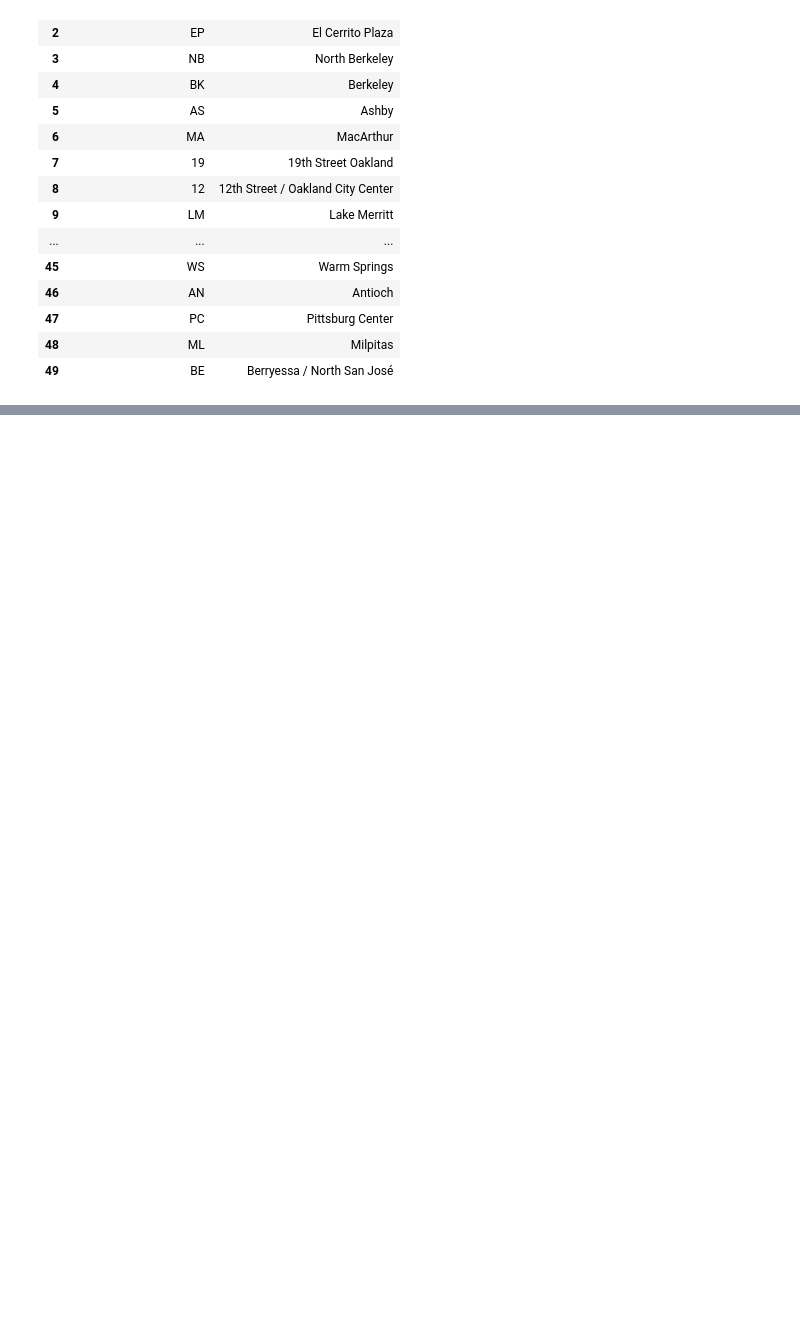
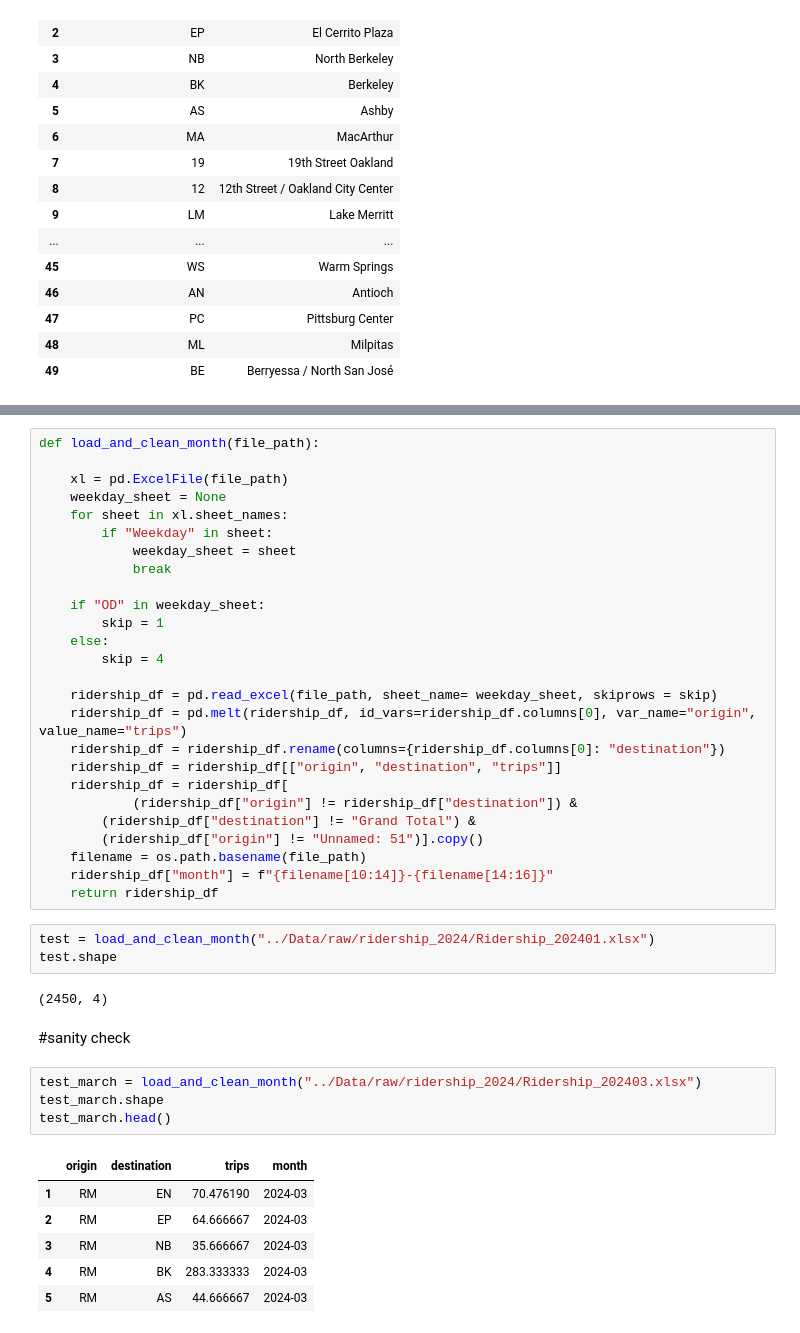
Before and after one commit to Shiv0406/BartProj, a Jupyter notebook: data-exploration.ipynb, the cells around one changed output, grey strips where cells are left out. Cells and saved outputs as stored; diff of their text form; blank space fills up the shorter version.

```diff
--- a/data-exploration.ipynb
+++ b/data-exploration.ipynb
@@ -167,0 +240,44 @@ stations
+# %%
+def load_and_clean_month(file_path):
+
+    xl = pd.ExcelFile(file_path)
+    weekday_sheet = None
+    for sheet in xl.sheet_names:
+        if "Weekday" in sheet:
+            weekday_sheet = sheet
+            break
+
+    if "OD" in weekday_sheet:
+        skip = 1
+    else:
+        skip = 4
+
+    ridership_df = pd.read_excel(file_path, sheet_name= weekday_sheet, skiprows = skip)
+    ridership_df = pd.melt(ridership_df, id_vars=ridership_df.columns[0], var_name="origin", value_name="trips")
+    ridership_df = ridership_df.rename(columns={ridership_df.columns[0]: "destination"})
+    ridership_df = ridership_df[["origin", "destination", "trips"]]
+    ridership_df = ridership_df[
+            (ridership_df["origin"] != ridership_df["destination"]) &
+        (ridership_df["destination"] != "Grand Total") &
+        (ridership_df["origin"] != "Unnamed: 51")].copy()
+    filename = os.path.basename(file_path)
+    ridership_df["month"] = f"{filename[10:14]}-{filename[14:16]}"
+    return ridership_df
+# %%
+test = load_and_clean_month("../Data/raw/ridership_2024/Ridership_202401.xlsx")
+test.shape
+# %% [output]
+(2450, 4)
+# %% [markdown]
+#sanity check
+# %%
+test_march = load_and_clean_month("../Data/raw/ridership_2024/Ridership_202403.xlsx")
+test_march.shape
+test_march.head()
+# %% [output]
+|  | origin | destination | trips | month |
+| 1 | RM | EN | 70.476190 | 2024-03 |
+| 2 | RM | EP | 64.666667 | 2024-03 |
+| 3 | RM | NB | 35.666667 | 2024-03 |
+| 4 | RM | BK | 283.333333 | 2024-03 |
+| 5 | RM | AS | 44.666667 | 2024-03 |
```
Also changed, not shown: parts of 26 cells of this notebook.
